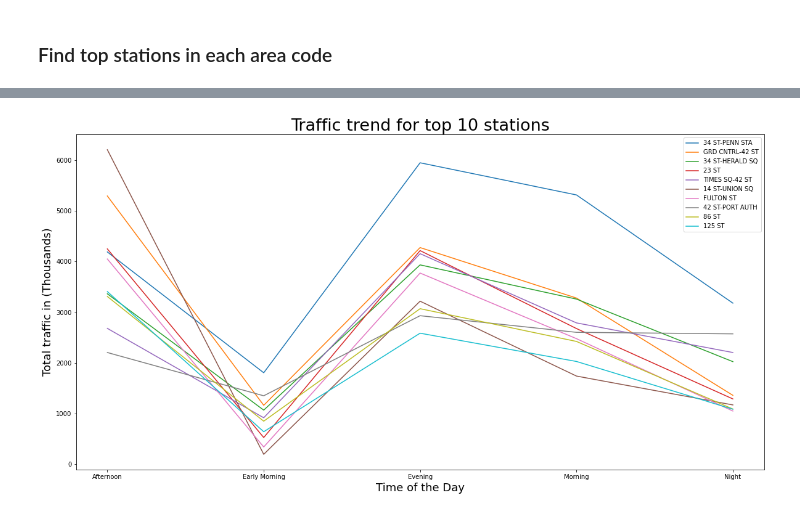
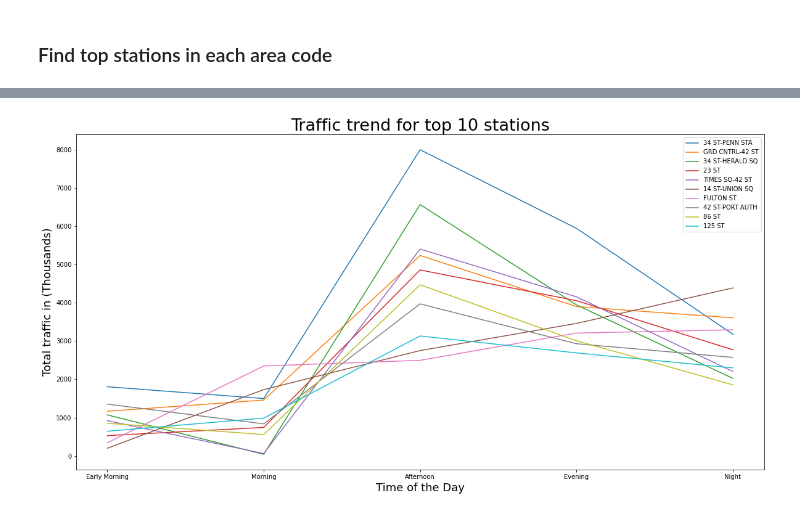
Before and after one commit to racheldilley1/mta-project-1, a Jupyter notebook: Proj1_Ritu.ipynb, the cells around one changed output, grey strips where cells are left out. Saved outputs shown, nothing was run; the diff lists cells and outputs as text; code cells hidden in the pictures.

Commit message:
Fixing the Traffic trend graph

```diff
--- a/Proj1_Ritu.ipynb
+++ b/Proj1_Ritu.ipynb
@@ -549,25 +545,25 @@ Top10_station_slot = Top10_stations.groupby(['STATION','TIME_BINS']).TOTAL_TRAFF
 # %%
 timeaxis_list = ["Early Morning", "Morning", "Afternoon", "Evening", "Night"]
 
 for stations in Top10:
     station = Top10_station_slot[Top10_station_slot['STATION'] == stations]
 #    print(station)
 #    station.set_index('TIME_BINS').loc[timeaxis_list]
 #    ax = df.set_index(field).loc[day_order].plot(kind="bar", legend=False)
-#    station = station.set_index('TIME_BINS').loc[timeaxis_list]
-    plt.plot(station['TIME_BINS'],station['TOTAL_TRAFFIC']/1000,label = stations)
+    station = station.set_index('TIME_BINS').loc[timeaxis_list]
+    plt.plot(station['TOTAL_TRAFFIC']/1000,label = stations)
 #    plt.xticks(timeaxis_list)
 
 #plt.ylim(32500000000,40700000000)
 #plt.ylim(400000000,405000000)
 #df.set_index(field).loc[day_order]
 plt.xlabel("Time of the Day", fontsize=18)
 plt.ylabel("Total traffic in (Thousands)",fontsize=18)
 plt.title("Traffic trend for top 10 stations",fontsize=27)
 plt.rcParams.update({'font.size': 10})
 plt.legend()
 plt.savefig('Traffic_trend.png',dpi = 300)
 plt.show()
 #plt.savefig('Traffic_trend.png',dpi = 300)
 # %% [output]
-[figure, old version]
+[figure, new version]
```
Also changed, not shown: parts of 5 cells of this notebook.
